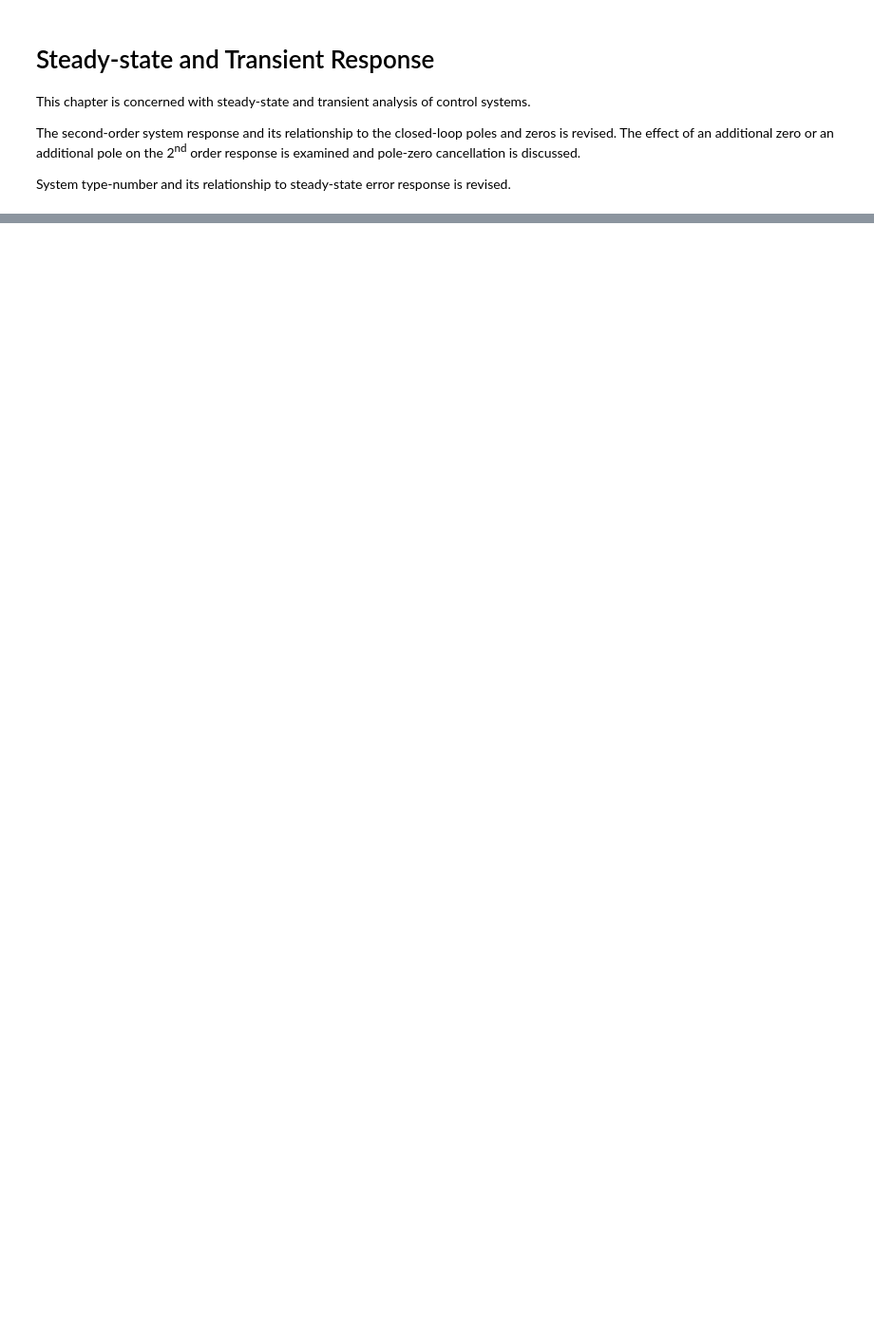
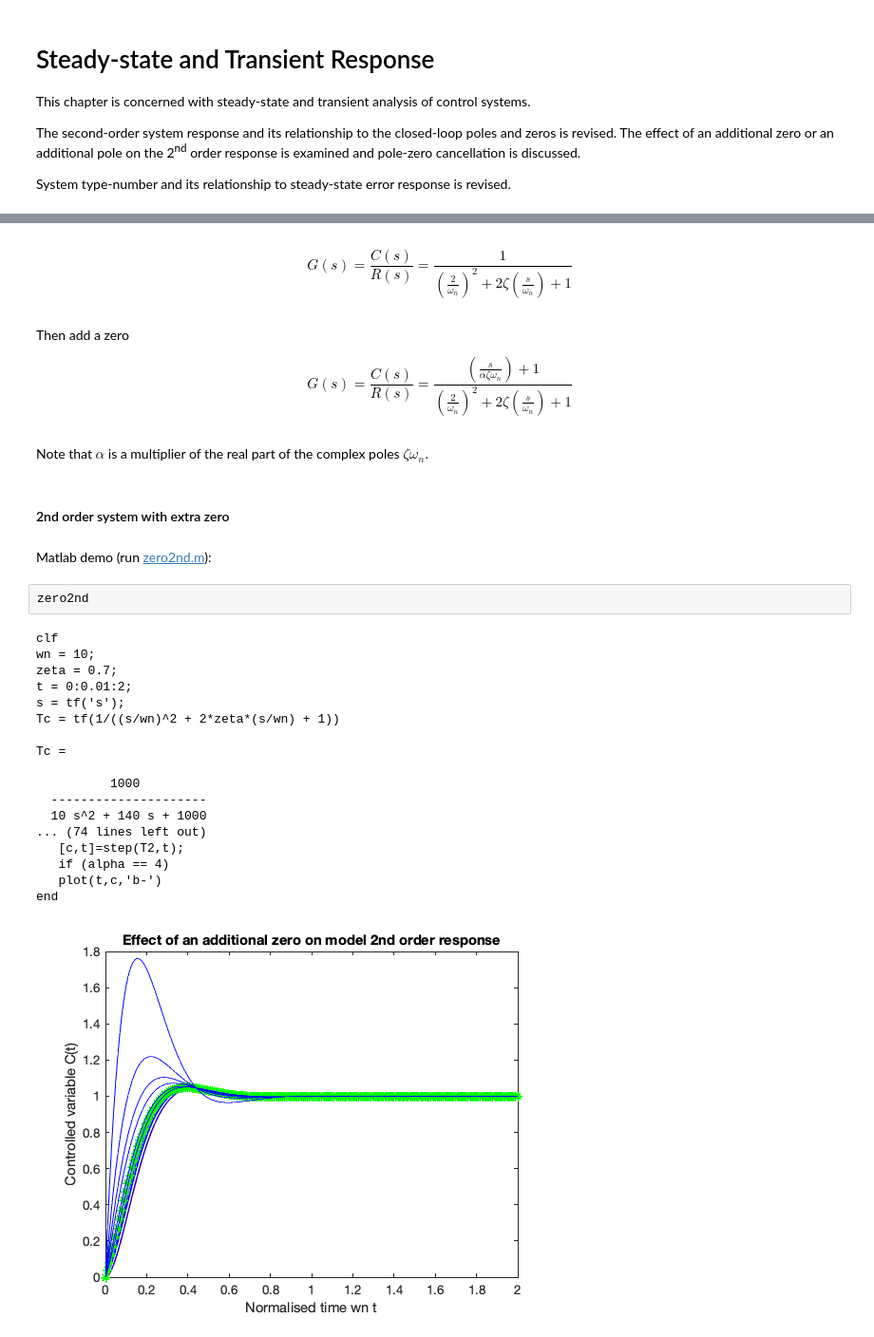
Before and after one commit to cpjobling/eglm03-textbook, a Jupyter notebook: content/02/ssntr.ipynb, the cells around one changed output, grey strips where cells are left out. Shown at 95% size. Drawn from its saved outputs; the diff is of its cells as text; blank space fills up the shorter version.

```diff
--- a/content/02/ssntr.ipynb
+++ b/content/02/ssntr.ipynb
@@ -8,0 +114,33 @@ System type-number and its relationship to steady-state error response is revise
+# %% [markdown]
+$$G(s) = \frac{C(s)}{R(s)}=\frac{1}{\left(\frac{2}{\omega_n}\right)^2+2\zeta\left(\frac{s}{\omega_n}\right)+1}$$
+# %% [markdown]
+Then add a zero
+
+$$G(s) = \frac{C(s)}{R(s)}=\frac{\left(\frac{s}{\alpha\zeta\omega_n}\right)+1}{\left(\frac{2}{\omega_n}\right)^2+2\zeta\left(\frac{s}{\omega_n}\right)+1}$$
+# %% [markdown]
+Note that $\alpha$ is a multiplier of the real part of the complex poles $\zeta\omega_n$.
+# %% [markdown]
+#### 2nd order system with extra zero
+# %% [markdown]
+Matlab demo (run [zero2nd.m](zero2nd.m)):
+# %%
+zero2nd
+# %% [output]
+clf
+wn = 10;
+zeta = 0.7;
+t = 0:0.01:2;
+s = tf('s');
+Tc = tf(1/((s/wn)^2 + 2*zeta*(s/wn) + 1))
+
+Tc =
+
+          1000
+  ---------------------
+  10 s^2 + 140 s + 1000
+... (74 lines left out)
+   [c,t]=step(T2,t);
+   if (alpha == 4)
+   plot(t,c,'b-')
+end
+[figure, added]
```
Also changed, not shown: parts of 79 cells of this notebook, 20 other files.
